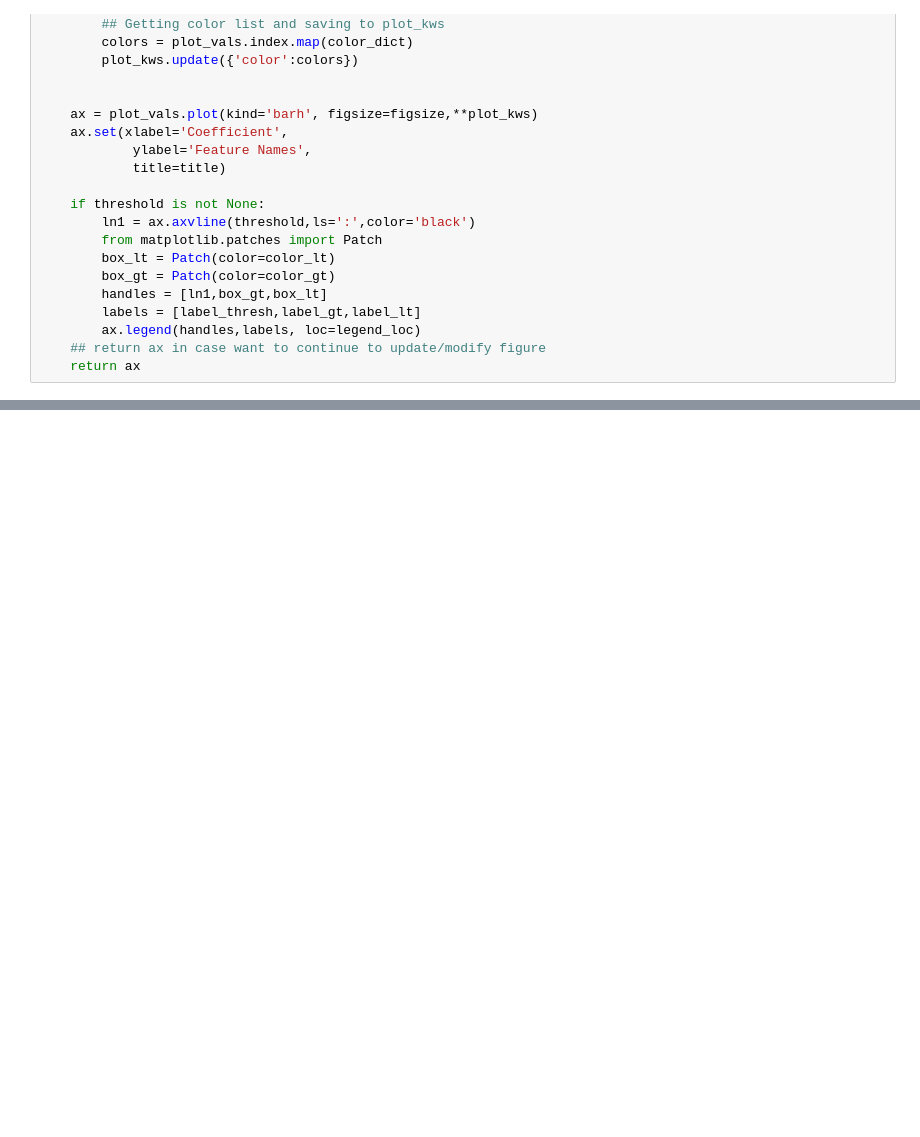
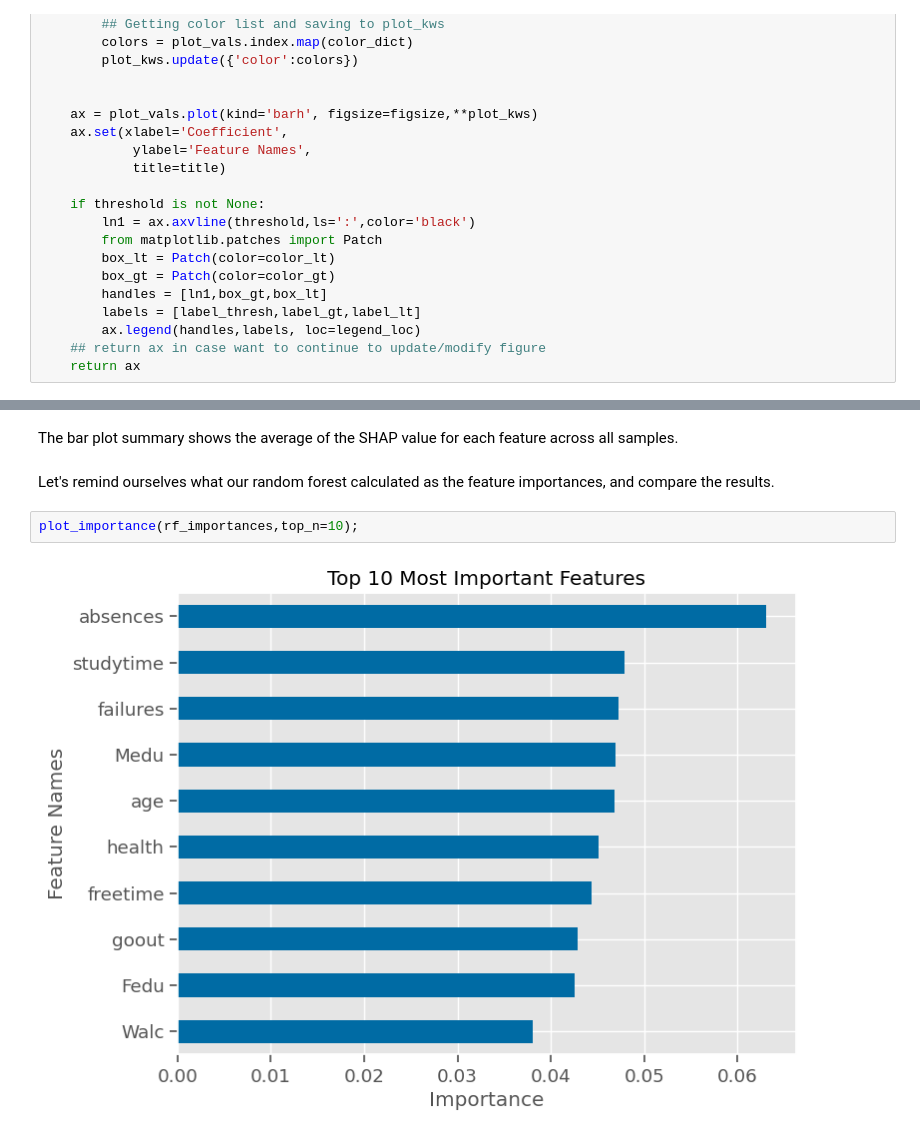
Before and after one commit to MileneCV/week17_data_visualization_Student-performance, a Jupyter notebook: From Regression to Classification.ipynb, the cells around one changed output, grey strips where cells are left out. Drawn from its saved outputs; the diff is of its cells as text; blank space fills up the shorter version.

```diff
--- a/From Regression to Classification.ipynb
+++ b/From Regression to Classification.ipynb
@@ -906,0 +1072,8 @@ FileNotFoundError: [Errno 2] No such file or directory: 'images/odds_coeffs.png'
+# %% [markdown]
+The bar plot summary shows the average of the SHAP value for each feature across all samples.
+# %% [markdown]
+Let's remind ourselves what our random forest calculated as the feature importances, and compare the results.
+# %%
+plot_importance(rf_importances,top_n=10);
+# %% [output]
+[figure, added]
```
Also changed, not shown: parts of 32 cells of this notebook.
